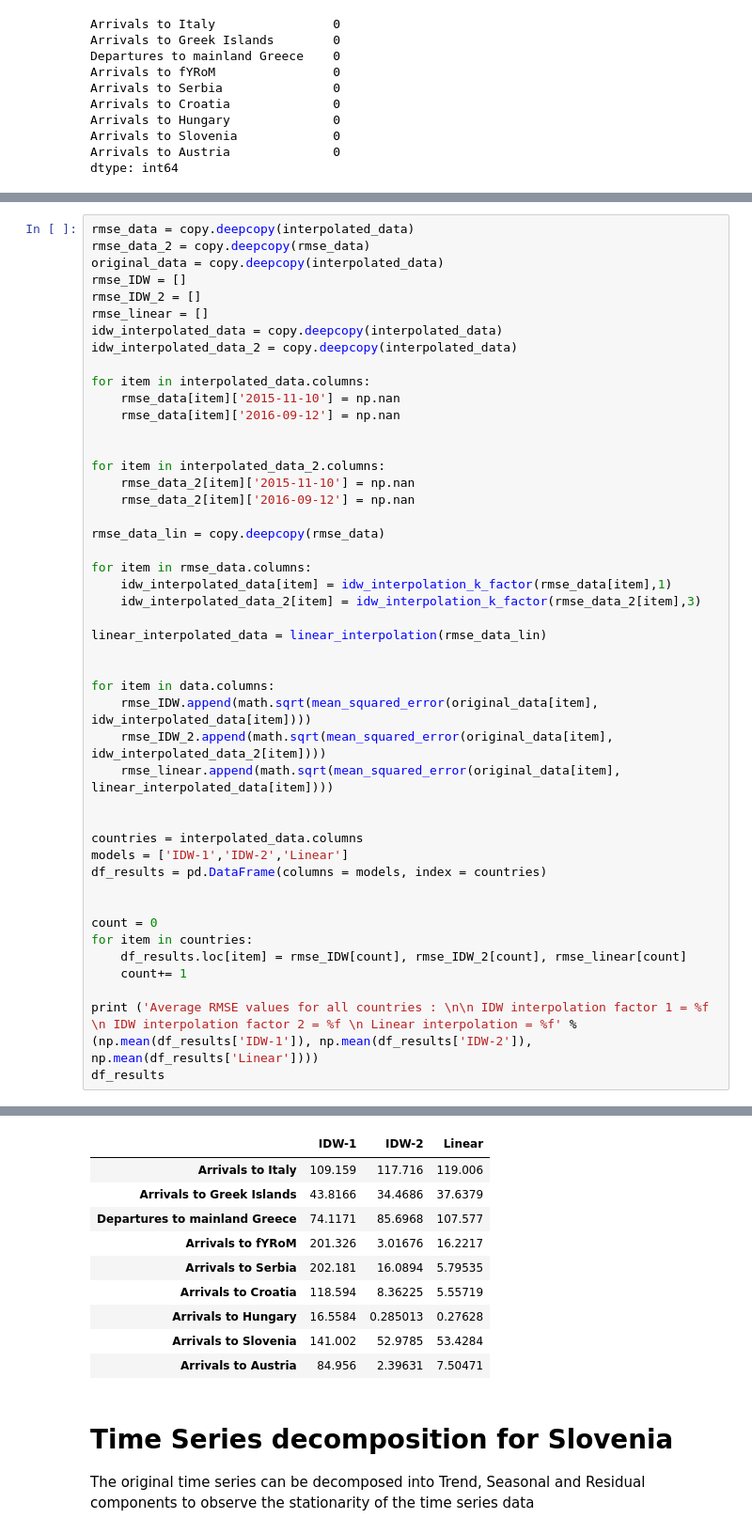
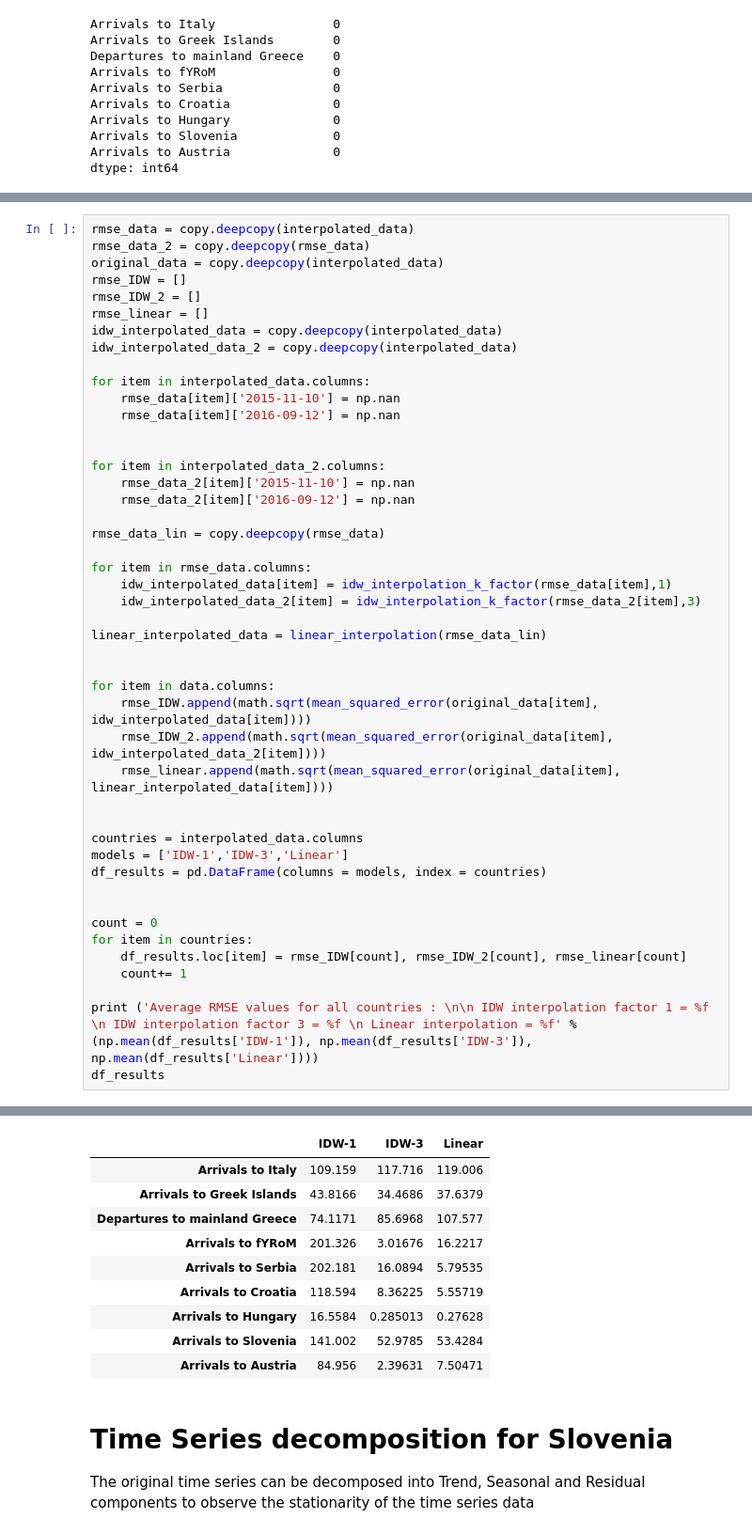
Before and after one commit to manojhuilgol/Data-Science-Lab---SoSe-2019---Time-series-Forecast-using-UNHCR-data, a Jupyter notebook: data_preprocessing.ipynb, the cells around one changed output, grey strips where cells are left out. Shown at 94% size. Drawn from its saved outputs; the diff is of its cells as text.

```diff
--- a/data_preprocessing.ipynb
+++ b/data_preprocessing.ipynb
@@ -200,7 +200,7 @@ for item in data.columns:
 
 
 countries = interpolated_data.columns
-models = ['IDW-1','IDW-2','Linear']
+models = ['IDW-1','IDW-3','Linear']
 df_results = pd.DataFrame(columns = models, index = countries)
 
 
@@ -209,7 +209,7 @@ for item in countries:
     df_results.loc[item] = rmse_IDW[count], rmse_IDW_2[count], rmse_linear[count]
     count+= 1
 
-print ('Average RMSE values for all countries : \n\n IDW interpolation factor 1 = %f \n IDW interpolation factor 2 = %f \n Linear interpolation = %f' %(np.mean(df_results['IDW-1']), np.mean(df_results['IDW-2']), np.mean(df_results['Linear'])))
+print ('Average RMSE values for all countries : \n\n IDW interpolation factor 1 = %f \n IDW interpolation factor 3 = %f \n Linear interpolation = %f' %(np.mean(df_results['IDW-1']), np.mean(df_results['IDW-3']), np.mean(df_results['Linear'])))
 df_results
 # %% [output]
 Average RMSE values for all countries :
@@ -219,5 +219,5 @@ Average RMSE values for all countries :
  Linear interpolation = 39.222686
-|  | IDW-1 | IDW-2 | Linear |
+|  | IDW-1 | IDW-3 | Linear |
 | Arrivals to Italy | 109.159 | 117.716 | 119.006 |
 | Arrivals to Greek Islands | 43.8166 | 34.4686 | 37.6379 |
 | Departures to mainland Greece | 74.1171 | 85.6968 | 107.577 |
```
Also changed, not shown: parts of 2 cells of this notebook.
